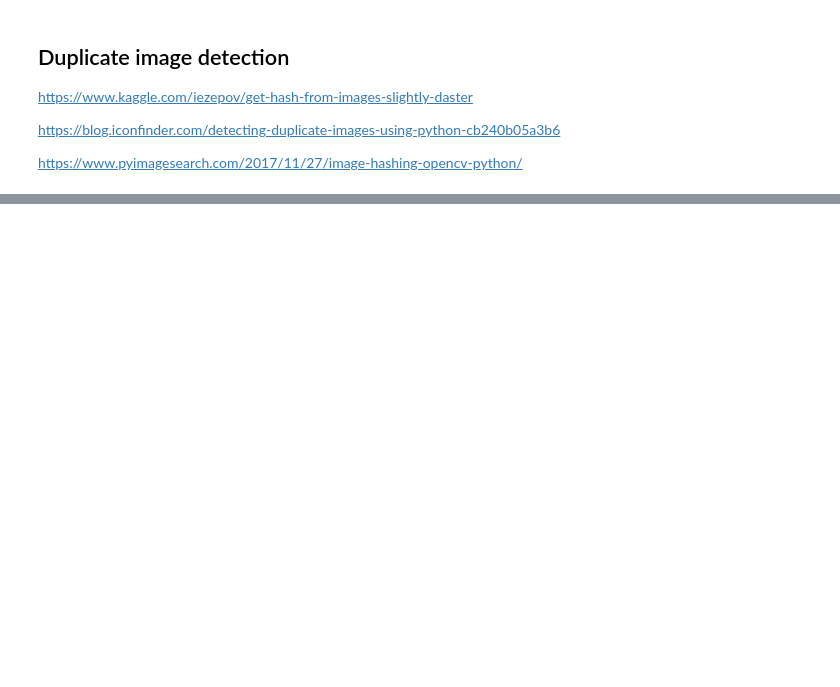
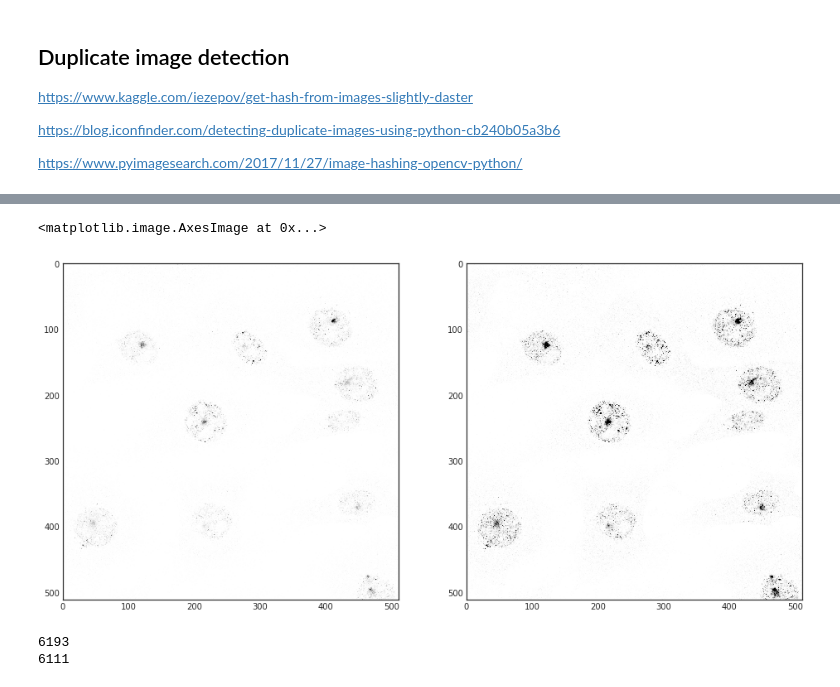
Before and after one commit to WMAPernice/Test_dev, a Jupyter notebook: YNet_dev/HPAv18_duplicate_image_detection.ipynb, the cells around one changed output, grey strips where cells are left out. Drawn from its saved outputs; the diff is of its cells as text; code cells hidden in the pictures; blank space fills up the shorter version.

```diff
--- a/YNet_dev/HPAv18_duplicate_image_detection.ipynb
+++ b/YNet_dev/HPAv18_duplicate_image_detection.ipynb
@@ -121,0 +117,2 @@ def find_dupes(needles, haystack):
+# %%
+path = 'datasets/HPA_challenge_2018/'
@@ -133,0 +370,15 @@ Duplicates found: 6
+# %%
+# test_BGR_all/2e2f56fa-bacf-11e8-b2b8-ac1f6b643...	HPAv18_BGR_all/49352_927_F12_11.tiff
+plt.style.use('seaborn-white')
+ch = 1
+
+test_im = tiff.imread(path + 'test_BGR_all/' + '2e2f56fa-bacf-11e8-b2b8-ac1f6b6435d0' + '.tiff')
+# HPAv18_im = tiff.imread(path + 'HPAv18_BGR_all/' + '49352_927_F12_11' + '.tiff')
+HPAv18_im = tiff.imread(path + 'test_BGR_all/' + '3323fc06-bad4-11e8-b2b8-ac1f6b6435d0' + '.tiff')
+
+fig, ax = plt.subplots(1,2, figsize=(16,10))
+ax[0].imshow(test_im[ch])
+ax[1].imshow(HPAv18_im[ch])
+# %% [output]
+<matplotlib.image.AxesImage at 0x...>
+[figure, added]
@@ -157,0 +440,9 @@ def remove_dupes(csv_file):
+# %%
+### Remove "duplicate" dupes from input...
+
+definite_dupes_unique = definite_dupes.drop_duplicates('dupe')
+print(len(definite_dupes))
+print(len(definite_dupes_unique))
+# %% [output]
+6193
+6111
```
Also changed, not shown: parts of 52 cells of this notebook, 3 other files.
